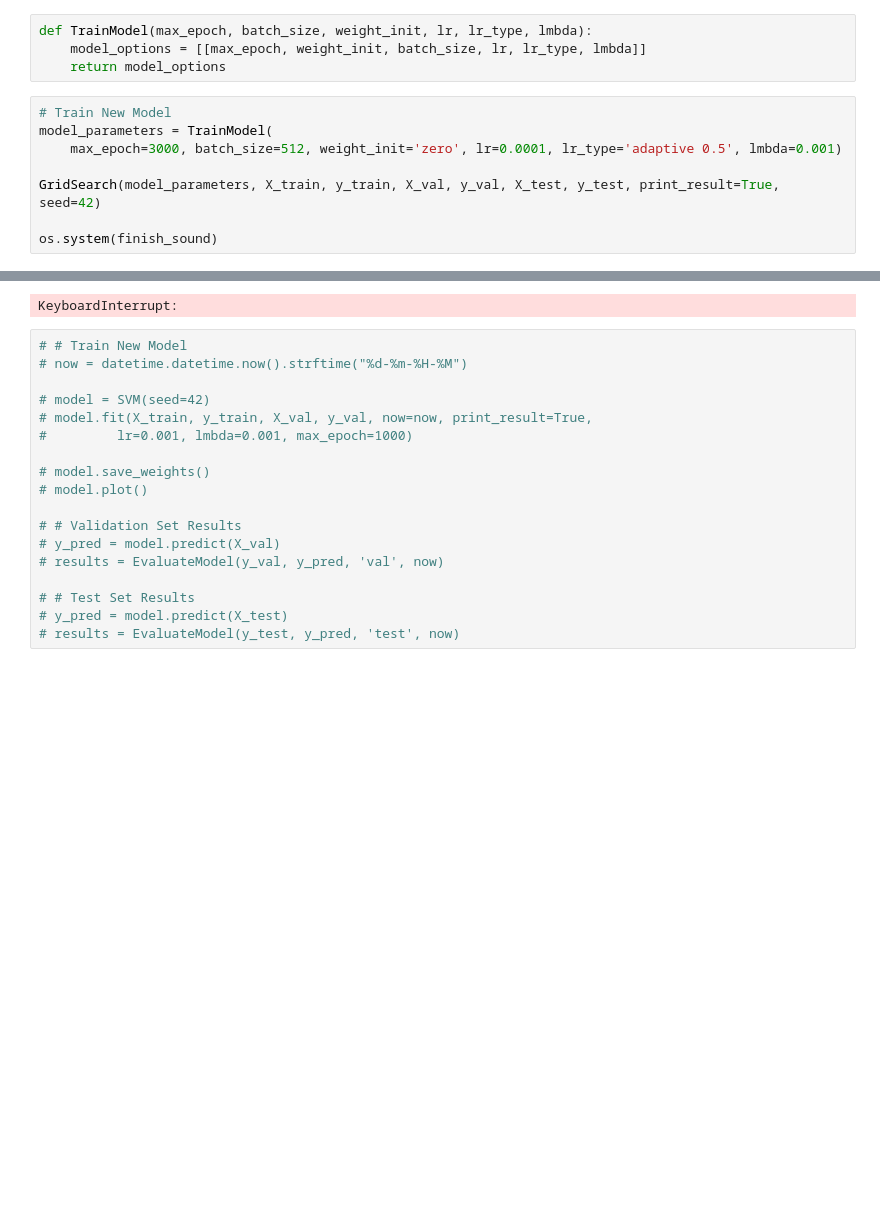
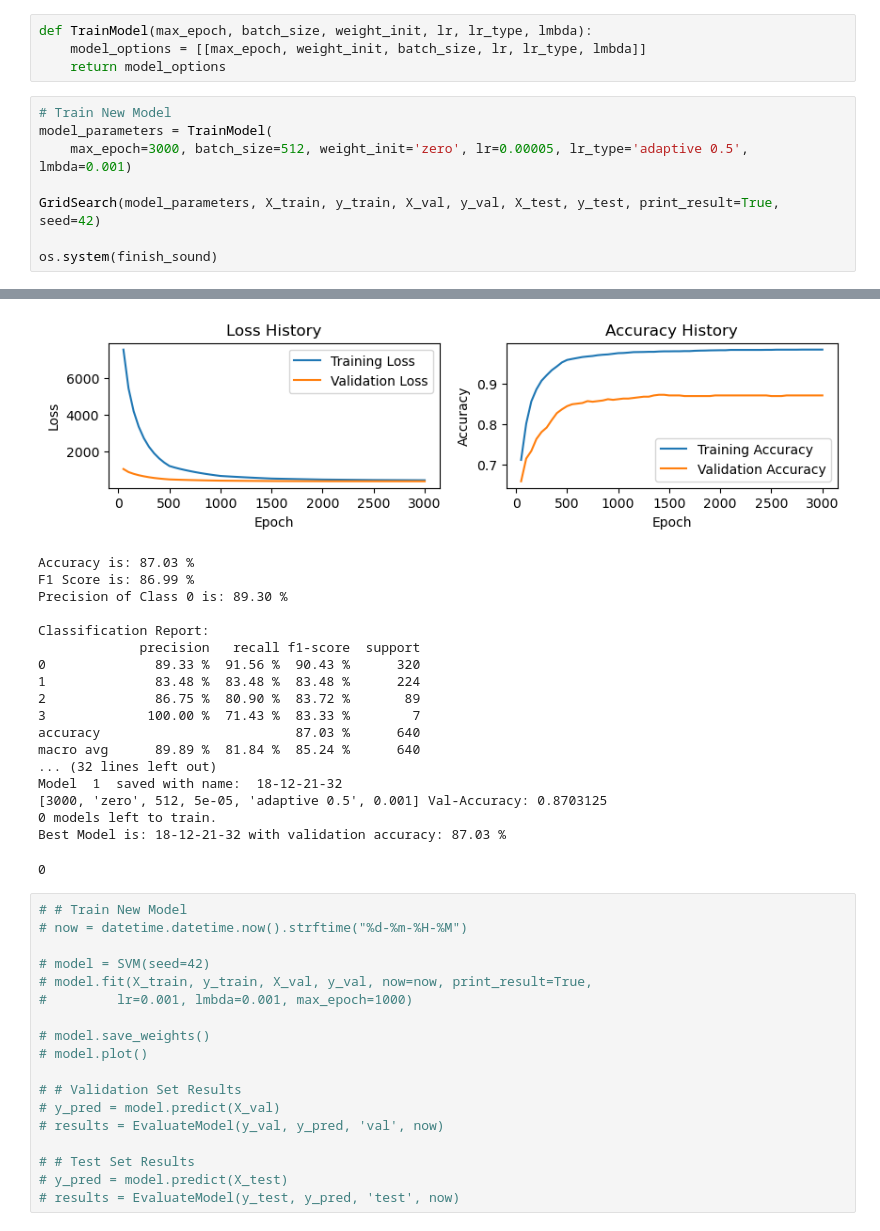
Before and after one commit to mehmetbayik/Alzheimer-MRI-Prediction-from-Scratch, a Jupyter notebook: svm.ipynb, the cells around one changed output, grey strips where cells are left out. Drawn from its saved outputs; the diff is of its cells as text; blank space fills up the shorter version.

```diff
--- a/svm.ipynb
+++ b/svm.ipynb
@@ -402,7 +402,7 @@ def TrainModel(max_epoch, batch_size, weight_init, lr, lr_type, lmbda):
 # %%
 # Train New Model
 model_parameters = TrainModel(
-    max_epoch=3000, batch_size=512, weight_init='zero', lr=0.0001, lr_type='adaptive 0.5', lmbda=0.001)
+    max_epoch=3000, batch_size=512, weight_init='zero', lr=0.00005, lr_type='adaptive 0.5', lmbda=0.001)
 
 GridSearch(model_parameters, X_train, y_train, X_val, y_val, X_test, y_test, print_result=True, seed=42)
 
@@ -429,4 +428,22 @@ Epoch: 1500 | Loss: 353.2 | Accuracy: 0.987 | Val. Loss: 362.7 | Val. Acc: 0.878
+[figure, added]
-KeyboardInterrupt:
+Accuracy is: 87.03 %
+F1 Score is: 86.99 %
+Precision of Class 0 is: 89.30 %
+
+Classification Report:
+             precision   recall f1-score  support
+0              89.33 %  91.56 %  90.43 %      320
+1              83.48 %  83.48 %  83.48 %      224
+2              86.75 %  80.90 %  83.72 %       89
+3             100.00 %  71.43 %  83.33 %        7
+accuracy                         87.03 %      640
+macro avg      89.89 %  81.84 %  85.24 %      640
+... (32 lines left out)
+Model  1  saved with name:  18-12-21-32
+[3000, 'zero', 512, 5e-05, 'adaptive 0.5', 0.001] Val-Accuracy: 0.8703125
+0 models left to train.
+Best Model is: 18-12-21-32 with validation accuracy: 87.03 %
+0
 # %%
 # # Train New Model
 # now = datetime.datetime.now().strftime("%d-%m-%H-%M")
```
Also changed, not shown: parts of 1 cell of this notebook.
